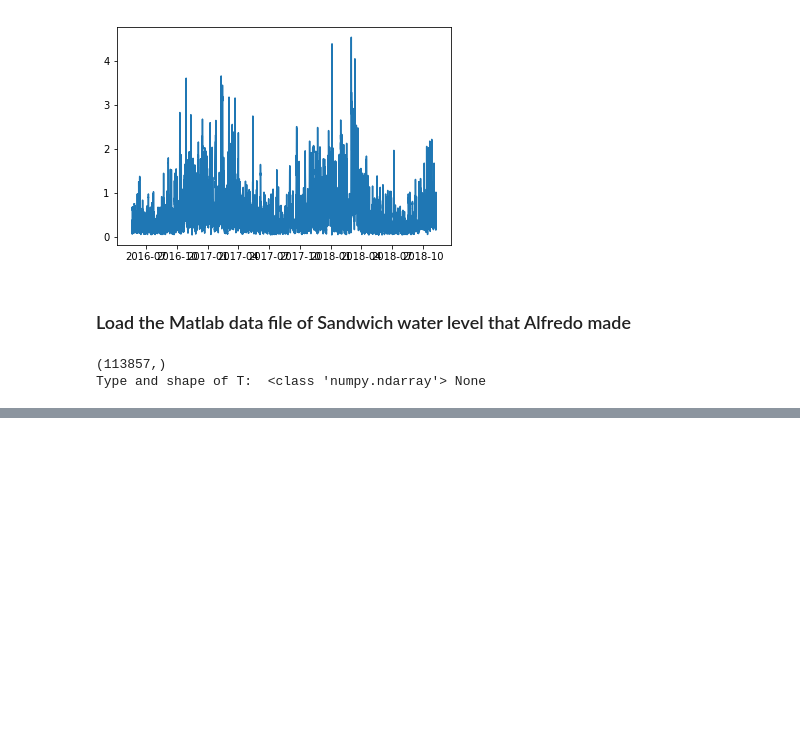
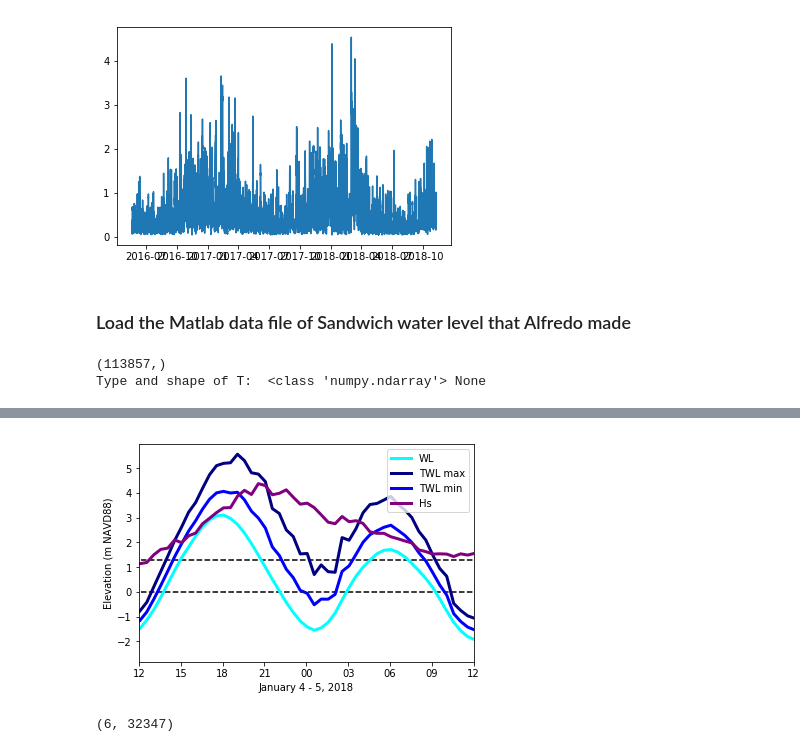
Before and after one commit to csherwood-usgs/Raster_calcs, a Jupyter notebook: CDIP221_to_nc.ipynb, the cells around one changed output, grey strips where cells are left out. Saved outputs shown, nothing was run; the diff lists cells and outputs as text; code cells hidden in the pictures; blank space fills up the shorter version.

```diff
--- a/CDIP221_to_nc.ipynb
+++ b/CDIP221_to_nc.ipynb
@@ -280,0 +315,38 @@ plot()
+# %%
+dstart = dt.datetime.strptime('Jan 4 2018  12:00PM', '%b %d %Y %I:%M%p')
+dend = dt.datetime.strptime('Jan 5 2018  12:00PM', '%b %d %Y %I:%M%p')
+# %%
+import matplotlib.dates as mdates
+
+hw = np.maximum(wli+R2, np.zeros_like(wli))
+
+fig, ax = plt.subplots()
+mhw = 1.28*np.ones_like(wli)
+mw = np.zeros_like(wli)
+
+myFmt = mdates.DateFormatter('%H')
+
+ax.plot(dtm,mhw,'--',color='black')
+ax.plot(dtm,mw,'--',color='black')
+ax.plot(dtm,wli,linewidth=3,label="WL",color="aqua")
+ax.plot(dtm,wli+R2_15,linewidth=3,label="TWL max",color="navy")
+ax.plot(dtm,wli+R2_05,linewidth=3,label="TWL min",color="blue")
+ax.plot(dtm,Hs,linewidth=3,label="Hs",color="purple")
+ax.set_xlim((dstart,dend))
+ax.xaxis.set_major_formatter(myFmt)
+plt.ylabel('Elevation (m NAVD88)')
+plt.xlabel('January 4 - 5, 2018')
+
+ax.legend()
+
+df = pd.DataFrame(data=hw)
+df.describe()
+plt.savefig('Jan_4-5_water_levels.png',dpi=200)
+# %% [output]
+[figure, added]
+# %%
+wl_array = np.array([dn,Hs,Tp,wli,R2_05,R2_15])
+print(np.shape(wl_array))
+np.savetxt("wl_array.txt",wl_array,delimiter=",")
+# %% [output]
+(6, 32347)
```
Also changed, not shown: parts of 9 cells of this notebook.
